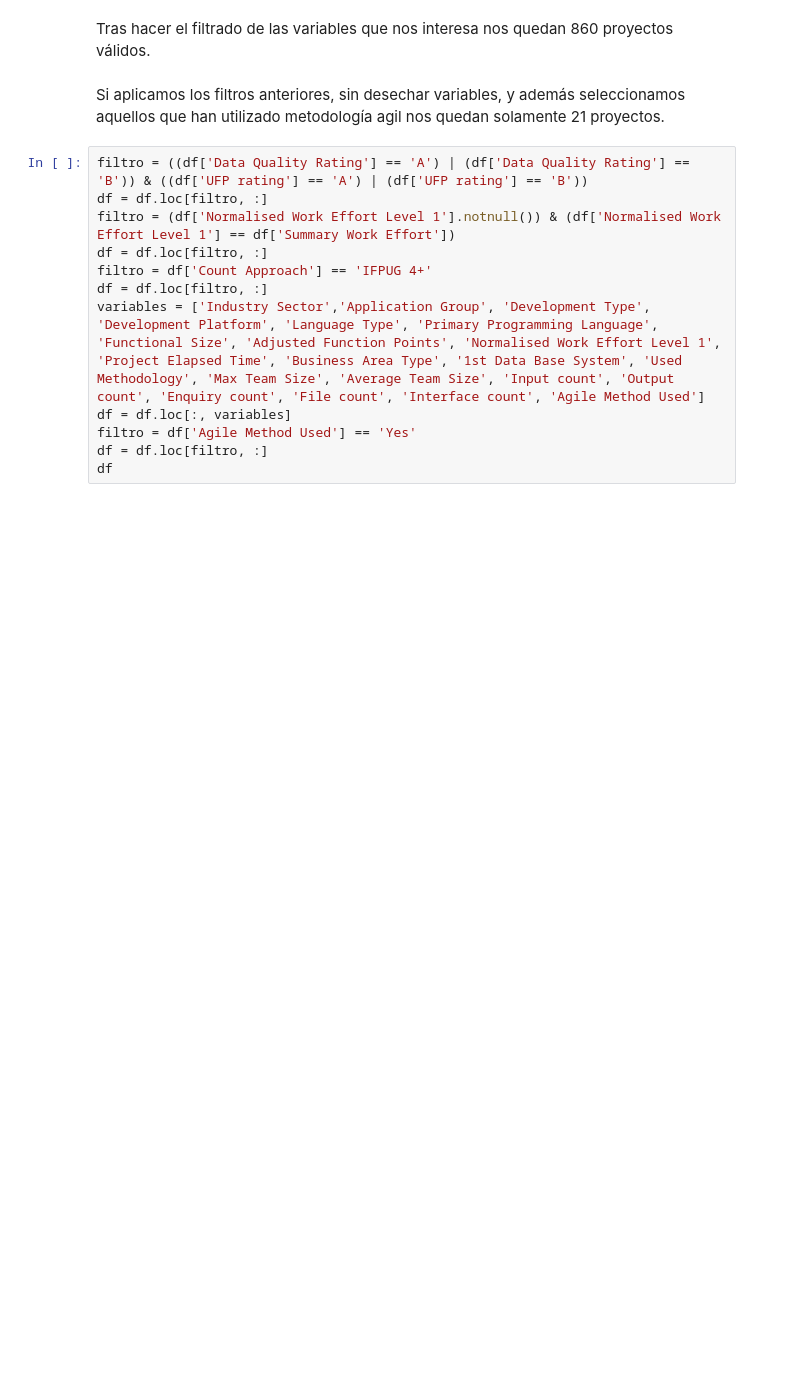
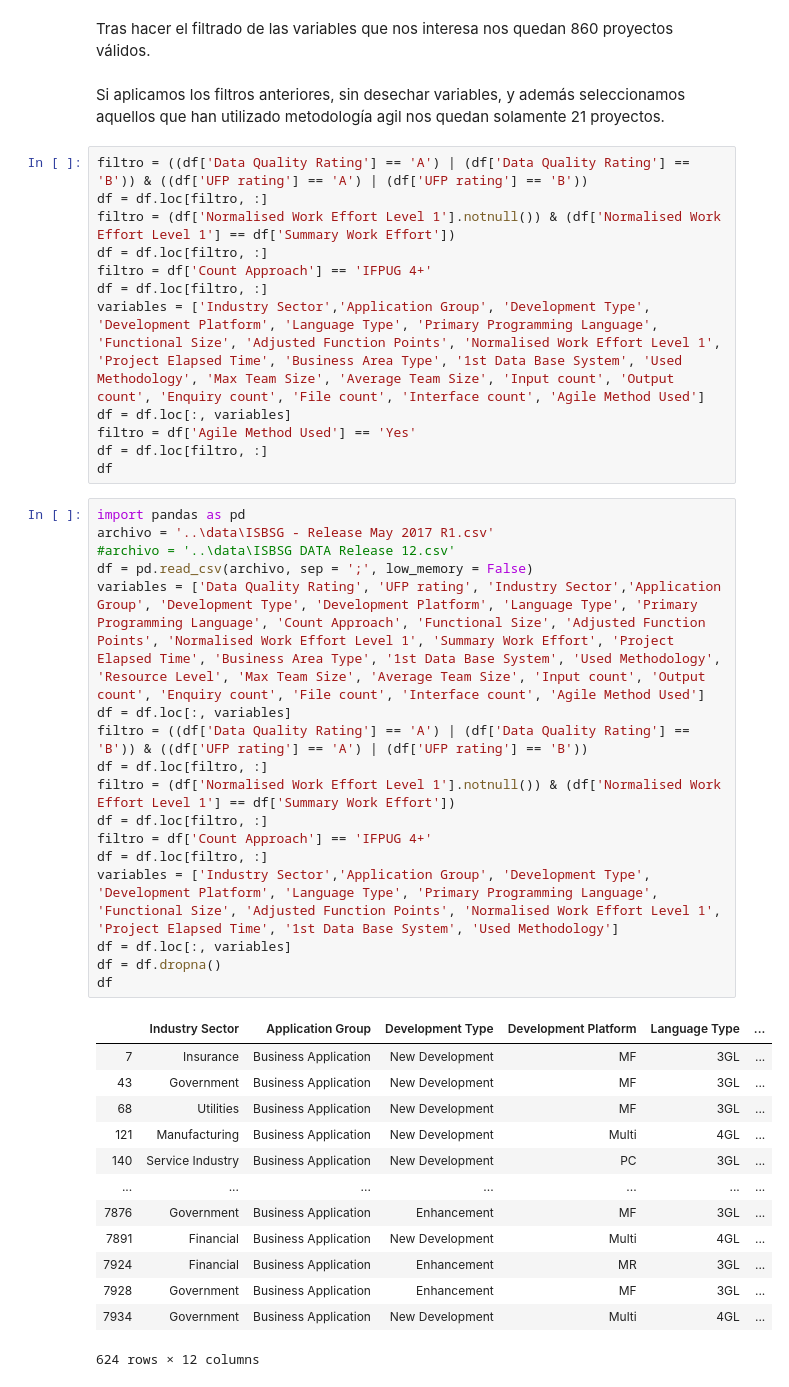
Before and after one commit to ivanajenjo/TFG, a Jupyter notebook: src/import.ipynb, the cells around one changed output. Drawn from its saved outputs; the diff is of its cells as text; blank space fills up the shorter version.

```diff
--- a/src/import.ipynb
+++ b/src/import.ipynb
@@ -66,3 +69,34 @@ df = df.loc[:, variables]
 filtro = df['Agile Method Used'] == 'Yes'
 df = df.loc[filtro, :]
 df
+# %%
+import pandas as pd
+archivo = '..\data\ISBSG - Release May 2017 R1.csv'
+#archivo = '..\data\ISBSG DATA Release 12.csv'
+df = pd.read_csv(archivo, sep = ';', low_memory = False)
+variables = ['Data Quality Rating', 'UFP rating', 'Industry Sector','Application Group', 'Development Type', 'Development Platform', 'Language Type', 'Primary Programming Language', 'Count Approach', 'Functional Size', 'Adjusted Function Points', 'Normalised Work Effort Level 1', 'Summary Work Effort', 'Project Elapsed Time', 'Business Area Type', '1st Data Base System', 'Used Methodology', 'Resource Level', 'Max Team Size', 'Average Team Size', 'Input count', 'Output count', 'Enquiry count', 'File count', 'Interface count', 'Agile Method Used']
+df = df.loc[:, variables]
+filtro = ((df['Data Quality Rating'] == 'A') | (df['Data Quality Rating'] == 'B')) & ((df['UFP rating'] == 'A') | (df['UFP rating'] == 'B'))
+df = df.loc[filtro, :]
+filtro = (df['Normalised Work Effort Level 1'].notnull()) & (df['Normalised Work Effort Level 1'] == df['Summary Work Effort'])
+df = df.loc[filtro, :]
+filtro = df['Count Approach'] == 'IFPUG 4+'
+df = df.loc[filtro, :]
+variables = ['Industry Sector','Application Group', 'Development Type', 'Development Platform', 'Language Type', 'Primary Programming Language', 'Functional Size', 'Adjusted Function Points', 'Normalised Work Effort Level 1', 'Project Elapsed Time', '1st Data Base System', 'Used Methodology']
+df = df.loc[:, variables]
+df = df.dropna()
+df
+# %% [output]
+|  | Industry Sector | Application Group | Development Type | Development Platform | Language Type | ... |
+| 7 | Insurance | Business Application | New Development | MF | 3GL | ... |
+| 43 | Government | Business Application | New Development | MF | 3GL | ... |
+| 68 | Utilities | Business Application | New Development | MF | 3GL | ... |
+| 121 | Manufacturing | Business Application | New Development | Multi | 4GL | ... |
+| 140 | Service Industry | Business Application | New Development | PC | 3GL | ... |
+| ... | ... | ... | ... | ... | ... | ... |
+| 7876 | Government | Business Application | Enhancement | MF | 3GL | ... |
+| 7891 | Financial | Business Application | New Development | Multi | 4GL | ... |
+| 7924 | Financial | Business Application | Enhancement | MR | 3GL | ... |
+| 7928 | Government | Business Application | Enhancement | MF | 3GL | ... |
+| 7934 | Government | Business Application | New Development | Multi | 4GL | ... |
+624 rows × 12 columns
```
Also changed, not shown: parts of 3 cells of this notebook, 2 other files.
